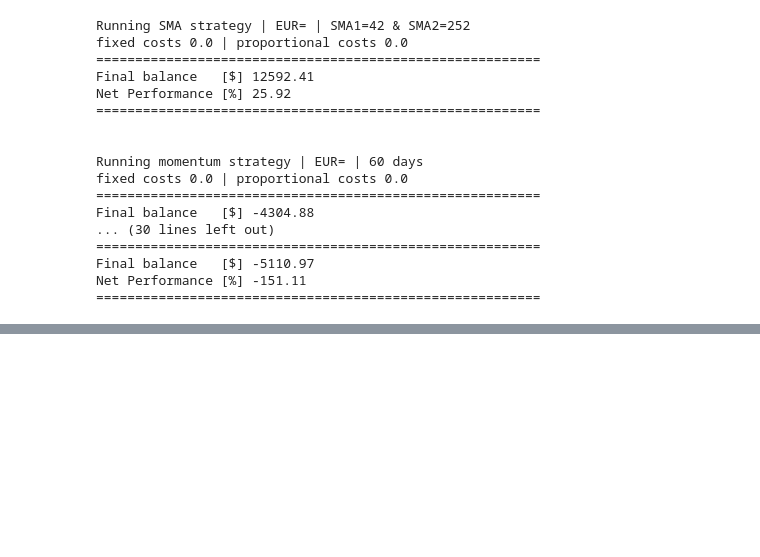
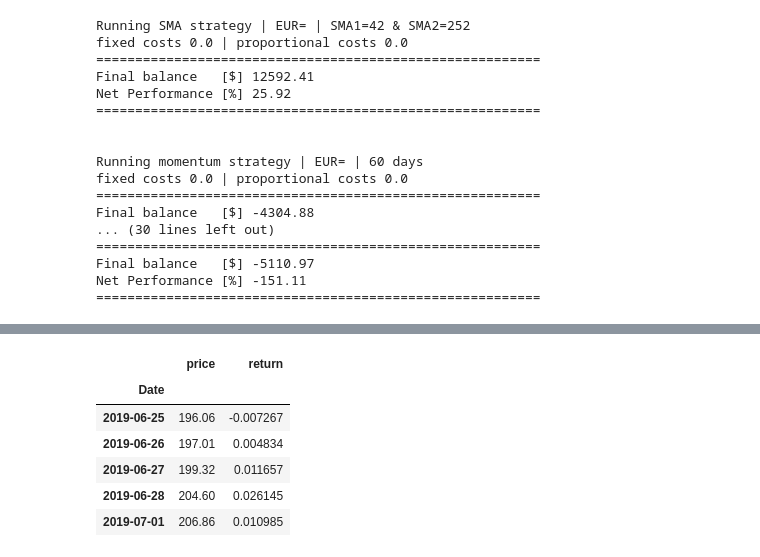
Before and after one commit to hisakato/cpf_week_07, a Jupyter notebook: test_proj_07_a01.ipynb, the cells around one changed output, grey strips where cells are left out. Drawn from its saved outputs; the diff is of its cells as text; code cells hidden in the pictures; blank space fills up the shorter version.

```diff
--- a/test_proj_07_a01.ipynb
+++ b/test_proj_07_a01.ipynb
@@ -503,0 +587,10 @@ Net Performance [%] -151.11
+# %%
+ebbt.data.tail()
+# %% [output]
+|  | price | return |
+| Date |  |  |
+| 2019-06-25 | 196.06 | -0.007267 |
+| 2019-06-26 | 197.01 | 0.004834 |
+| 2019-06-27 | 199.32 | 0.011657 |
+| 2019-06-28 | 204.60 | 0.026145 |
+| 2019-07-01 | 206.86 | 0.010985 |
```
Also changed, not shown: parts of 11 cells of this notebook, 9 other files.
